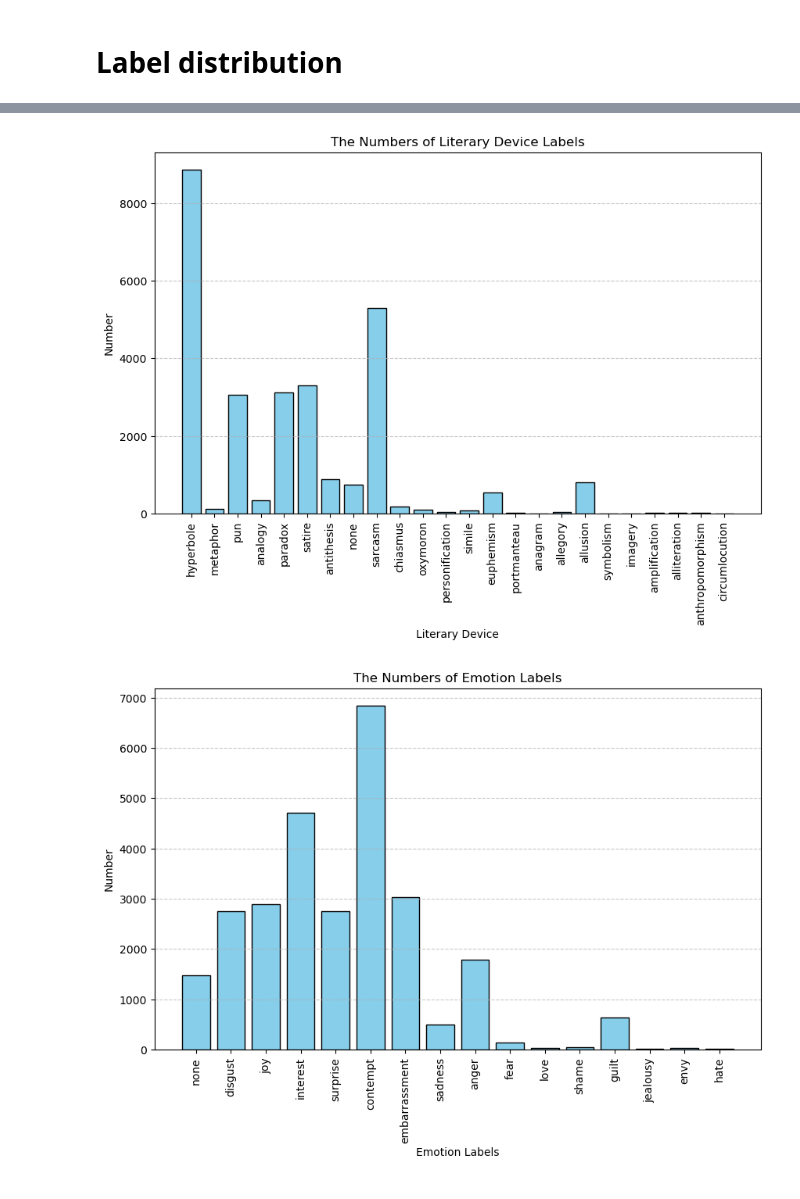
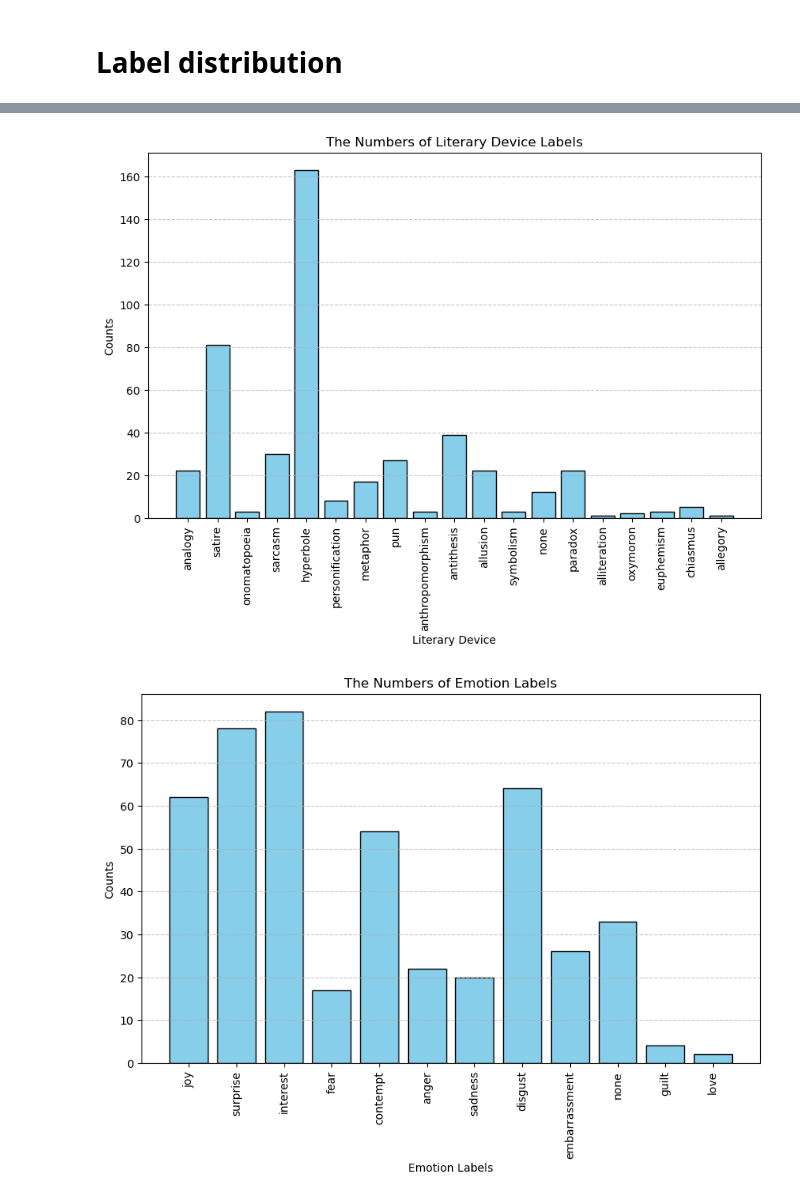
Before and after one commit to Seefreem/meme_text_retrieval_p1, a Jupyter notebook: data_annotation/post_processing.ipynb, the cells around one changed output, grey strips where cells are left out. Cells and saved outputs as stored; diff of their text form; code cells hidden in the pictures.

Commit message:
feat: evaluate memecap and updated post-processing

```diff
--- a/data_annotation/post_processing.ipynb
+++ b/data_annotation/post_processing.ipynb
@@ -7,7 +7,19 @@ import pprint
 import re
 pp = pprint.PrettyPrinter(indent=4)
 
-img_prompt_respond_file = '../data/meme_retrieval_data/img_prompt_respond_1-33283.json' # img_prompt_respond_1-33283.json
+# dataset_name = 'meme_retrieval_data'
+# dataset_name = 'figmemes'
+dataset_name = 'memecap'
+
+img_prompt_respond_file = ''
+if dataset_name == 'meme_retrieval_data':
+    img_prompt_respond_file = '../data/meme_retrieval_data/img_prompt_respond_1-33283.json' # img_prompt_respond_1-33283.json
+elif dataset_name == 'figmemes':
+    img_prompt_respond_file = '../data/figmemes/img_prompt_respond_1-1542_figmemes.json'
+elif  dataset_name == 'memecap':
+    img_prompt_respond_file = '../data/memecap/img_prompt_respond_1-559_memecap.json'
+
 meme_configs = []
 with open(img_prompt_respond_file, 'r', encoding='utf-8') as json_file:
-        meme_configs = json.load(json_file)
+    meme_configs = json.load(json_file)
+len(meme_configs)
@@ -46,6 +60,10 @@ Invalid response cases for 'meaning of the meme':
 # %% [output]
 '\nInvalid response cases for \'visual elaboration\':\n1. No such information;\n2. Empty response;\n\nInvalid response cases for \'detected text\':\n1. No such information;\n2. Missing keywords;\n\nIn ...
 # %%
-literary_device = set("sarcasm, allegory, alliteration, allusion, amplification, anagram, analogy, anthropomorphism, antithesis, chiasmus, circumlocution, euphemism, hyperbole, imagery, metaphor, onomatopoeia, oxymoron, paradox, personification, portmanteau, pun, satire, simile, symbolism, none".split(', '))
+if dataset_name == 'meme_retrieval_data' or dataset_name == 'memecap':
+    literary_device = set("sarcasm, allegory, alliteration, allusion, amplification, anagram, analogy, anthropomorphism, antithesis, chiasmus, circumlocution, euphemism, hyperbole, imagery, metaphor, onomatopoeia, oxymoron, paradox, personification, portmanteau, pun, satire, simile, symbolism, none".split(', '))
+elif dataset_name == 'figmemes':
+    literary_device = set("allusion, exaggeration, irony, anthrop, metaphor, contrast".split(', '))
+
 emotion_word = set("fear, anger, joy, sadness, surprise, disgust, guilt, contempt, shame, embarrassment, envy, jealousy, love, hate, interest, none".split(', '))
-# literary_device, emotion_word, len(literary_device), len(emotion_word)
+literary_device, emotion_word, len(literary_device), len(emotion_word)
@@ -565,27 +602,27 @@ plt.xticks(rotation=90)
 
 plt.title('The Numbers of Literary Device Labels')
 plt.xlabel('Literary Device')
-plt.ylabel('Number')
+plt.ylabel('Counts')
 plt.grid(True, axis='y', linestyle='--', alpha=0.7)
 plt.show()
 # %% [output]
-[figure, old version]
+[figure, new version]
 # %%
 import matplotlib.pyplot as plt
 
 # Extract the keys and values from the dictionary
 keys = list(emotion_label_dict.keys())
 values = list(emotion_label_dict.values())
 
 # Plot a bar chart
 plt.figure(figsize=(10, 6))
 plt.bar(keys, values, color='skyblue', edgecolor='black')
 plt.xticks(rotation=90)
 
 plt.title('The Numbers of Emotion Labels')
 plt.xlabel('Emotion Labels')
-plt.ylabel('Number')
+plt.ylabel('Counts')
 plt.grid(True, axis='y', linestyle='--', alpha=0.7)
 plt.show()
 # %% [output]
-[figure, old version]
+[figure, new version]
```
Also changed, not shown: parts of 15 cells of this notebook, 4 other files.
